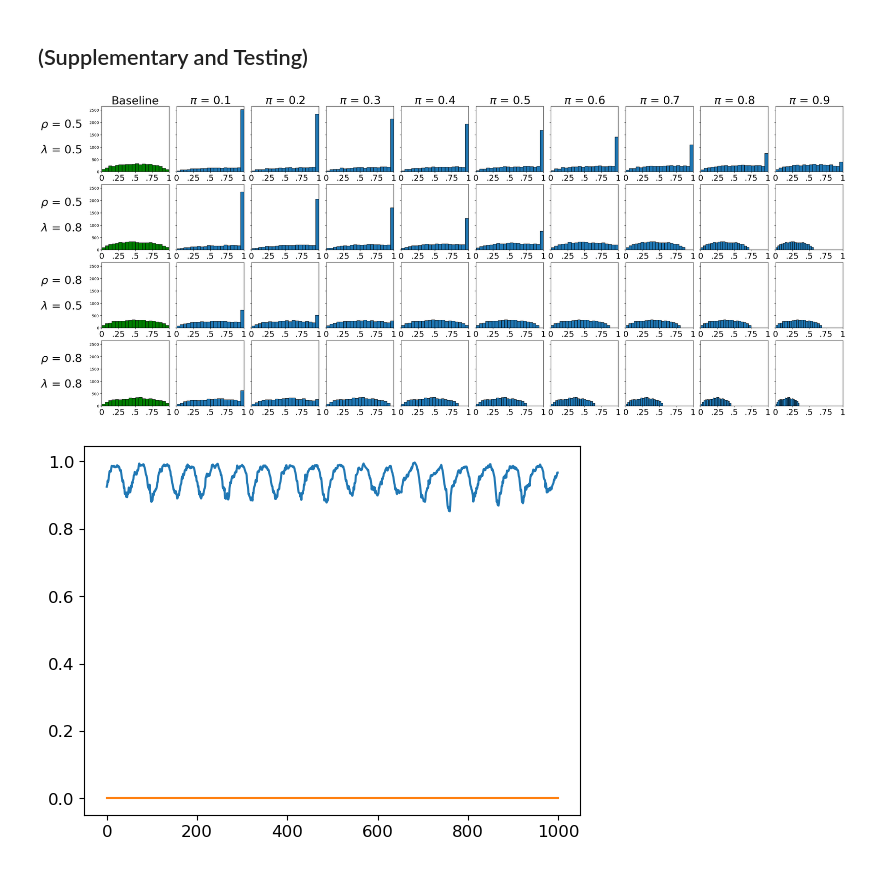
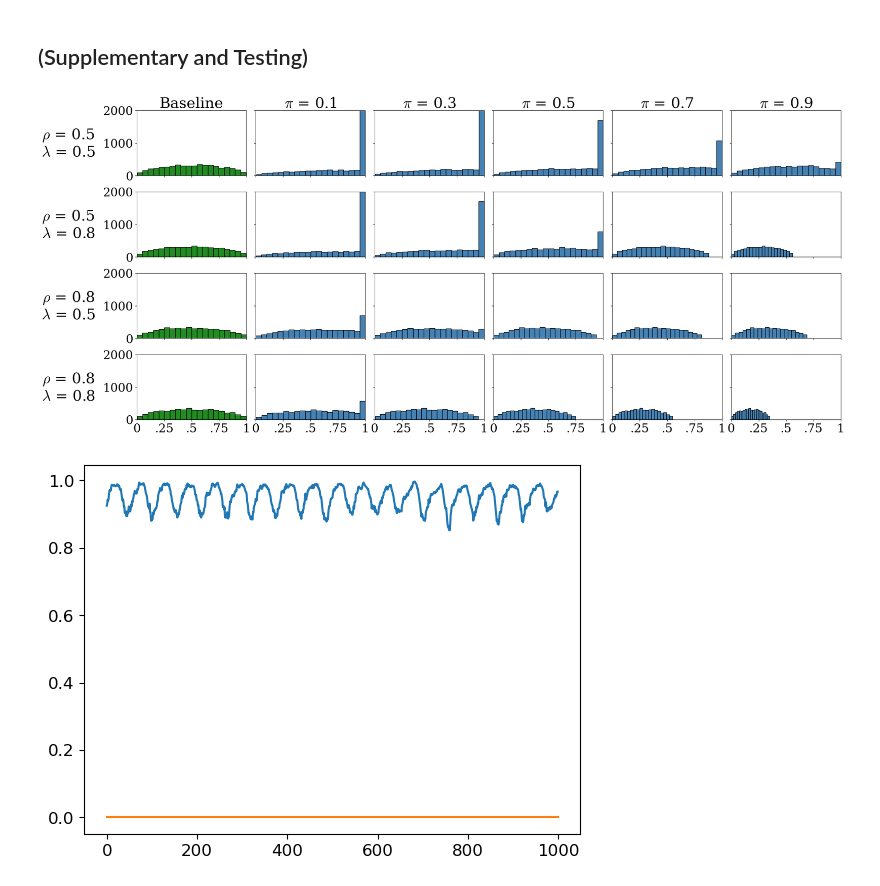
Before and after one commit to shengfuw/Epidemic-Behavior-Interaction-Model, a Jupyter notebook: main.ipynb, the cells around one changed output. Cells and saved outputs as stored; diff of their text form; code cells hidden in the pictures.

```diff
--- a/main.ipynb
+++ b/main.ipynb
@@ -935,57 +993,77 @@ plt.show()
 # %%
 import numpy as np
 import matplotlib.pyplot as plt
+
+# Enlarged font settings for everything
+plt.rcParams.update({
+    'font.family': 'serif',
+    'font.size': 30,  # Base font size
+    'axes.labelsize': 30,
+    'xtick.labelsize': 24,
+    'ytick.labelsize': 24,
+    'axes.titlesize': 30,
+    'mathtext.fontset': 'cm',
+})
 
 def plot_beta_distribution(axs, alpha, beta, lambda_, rho, sample_size=5000, prevalence_rates=None, set_title=False):
     if prevalence_rates is None:
         prevalence_rates = [0.1, 0.2, 0.3, 0.4, 0.5, 0.6, 0.7, 0.8, 0.9]
 
     x = np.random.beta(alpha, beta, sample_size)
 
-    axs[0].hist(x, bins=20, edgecolor='black', color='green')
+    axs[0].hist(x, bins=20, edgecolor='black', color='forestgreen')
     axs[0].set_xlim(0, 1)
-    axs[0].xaxis.set_tick_params(labelsize=22)
+    axs[0].set_ylim(0, 2000)
     axs[0].set_xticks([0, 0.25, 0.5, 0.75, 1])
     axs[0].set_xticklabels(['0', '.25', '.5', '.75', '1'])
+
     if set_title:
         axs[0].set_title('Baseline')
-        axs[0].title.set_fontsize(30)
-
 
     for i, pi in enumerate(prevalence_rates):
         adjusted_x = np.clip(x * (1 - lambda_ * pi) * (1 / rho), 0, 1)
-        axs[i + 1].hist(adjusted_x, bins=20, edgecolor='black')
+        axs[i + 1].hist(adjusted_x, bins=20, edgecolor='black', color='steelblue')
         axs[i + 1].set_xlim(0, 1)
-        axs[i + 1].xaxis.set_tick_params(labelsize=22)
         axs[i + 1].set_xticks([0, 0.25, 0.5, 0.75, 1])
         axs[i + 1].set_xticklabels(['0', '.25', '.5', '.75', '1'])
+
         if set_title:
-            axs[i + 1].set_title(r"$\pi$ = " + f"{pi}") # format
-            axs[i + 1].title.set_fontsize(30)
+            axs[i + 1].set_title(r"$\pi$ = " + f"{pi}")
 
     return axs
 
-# Define parameters
+# === Main layout ===
 alpha, beta = 1.5, 1.5
 lambda_rho_pairs = [(0.5, 0.5), (0.8, 0.5), (0.5, 0.8), (0.8, 0.8)]
-# lambda_rho_pairs = [(0.1, 0.9), (0.1, 0.1), (0.9, 0.9), (0.9, 0.1)]
-num_plots = len(lambda_rho_pairs)
-prevalence_rates = [0.1, 0.2, 0.3, 0.4, 0.5, 0.6, 0.7, 0.8, 0.9]
-# prevalence_rates = [0.1, 0.3, 0.5, 0.7, 0.9]
+prevalence_rates = [0.1, 0.3, 0.5, 0.7, 0.9]
 
-fig, axs = plt.subplots(num_plots, len(prevalence_rates) + 1, figsize=(30, 3 * num_plots), sharey=True, constrained_layout=True)
+fig, axs = plt.subplots(
+    nrows=len(lambda_rho_pairs),
+    ncols=len(prevalence_rates) + 1,
+    figsize=(22, 10),
+    sharex='col', sharey='row',
+    gridspec_kw={'wspace': 0.085, 'hspace': 0.25}  # Less space between subplots
+)
+
+axs = np.array(axs)
 
 for row, (lambda_, rho) in enumerate(lambda_rho_pairs):
-    if row == 0: set_title=True
-    else: set_title=False
+    set_title = (row == 0)
     plot_beta_distribution(axs[row], alpha, beta, lambda_, rho, prevalence_rates=prevalence_rates, set_title=set_title)
-    axs[row, 0].set_ylabel(r"$\rho$ = " + f"{rho}\n\n" + r"$\lambda$ = " + f"{lambda_}", fontsize=30, fontweight='normal', rotation=0)
-    axs[row, 0].yaxis.set_label_coords(-0.6, 0.25)
 
+    # Add row label on far left
+    label = rf"$\rho$ = {rho}" + "\n" + rf"$\lambda$ = {lambda_}"
+    axs[row, 0].set_ylabel(label, fontsize=30, rotation=0, labelpad=60)
+    axs[row, 0].yaxis.set_label_coords(-0.625, 0.25)
+
+# Optional: adjust layout
+plt.subplots_adjust(left=0.08, right=0.98, top=0.95, bottom=0.08)
+
+# Save and show
+fig.savefig("../figures/adjusted_threshold_distribution.png", dpi=500, bbox_inches='tight')
 plt.show()
-fig.savefig("../figures/adjusted_threshold_distribution.png")
 # %% [output]
-[figure, old version]
+[figure, new version]
 # %%
 t = 1000
 dt = 1
```
Also changed, not shown: parts of 8 cells of this notebook, 1 other file.
